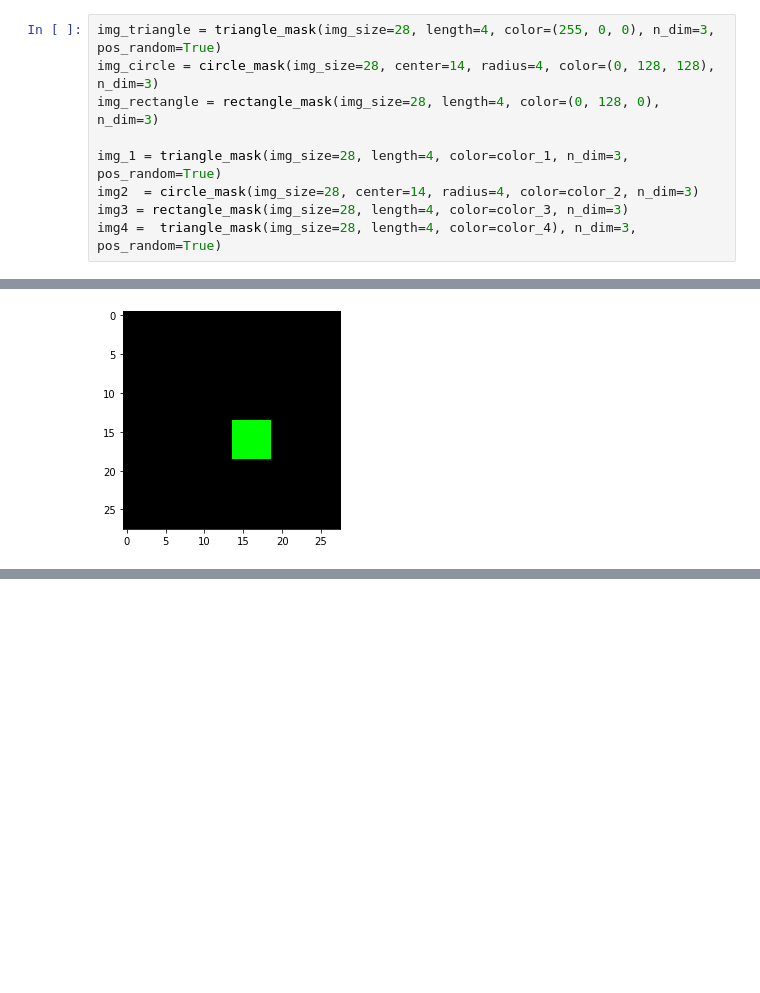
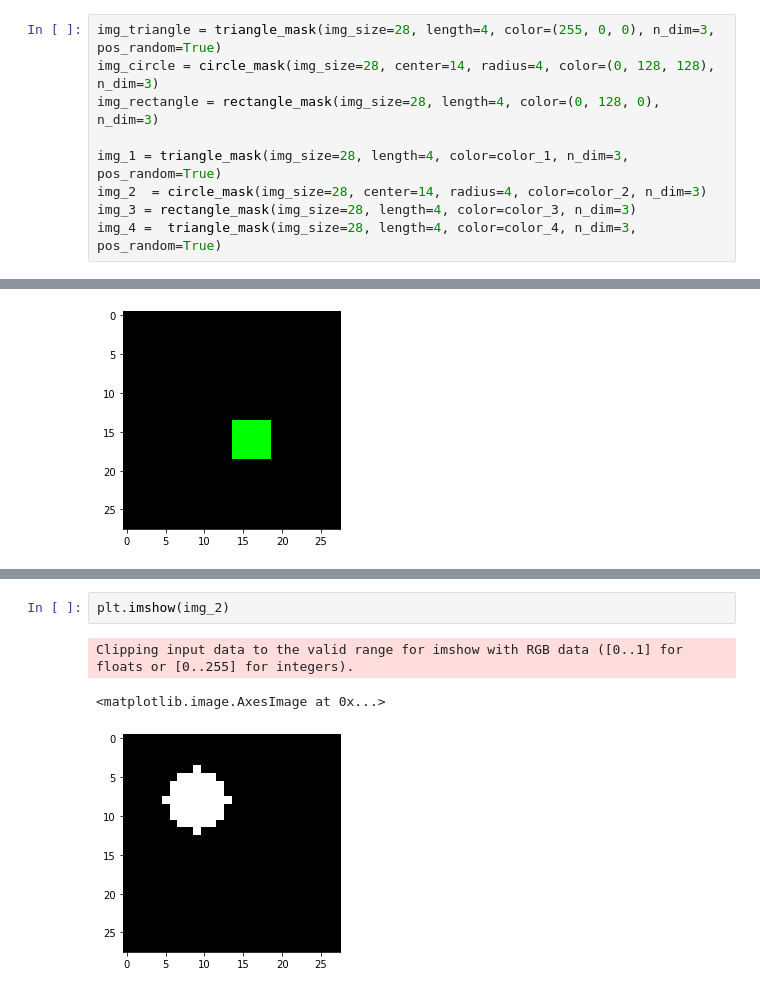
Before and after one commit to MoritzWag/DeepSurvival, a Jupyter notebook: notebooks/01-draw_images.ipynb, the cells around one changed output, grey strips where cells are left out. Saved outputs shown, nothing was run; the diff lists cells and outputs as text; blank space fills up the shorter version.

```diff
--- a/notebooks/01-draw_images.ipynb
+++ b/notebooks/01-draw_images.ipynb
@@ -61,9 +67,9 @@ img_circle = circle_mask(img_size=28, center=14, radius=4, color=(0, 128, 128),
 img_rectangle = rectangle_mask(img_size=28, length=4, color=(0, 128, 0), n_dim=3)
 
 img_1 = triangle_mask(img_size=28, length=4, color=color_1, n_dim=3, pos_random=True)
-img2  = circle_mask(img_size=28, center=14, radius=4, color=color_2, n_dim=3)
-img3 = rectangle_mask(img_size=28, length=4, color=color_3, n_dim=3)
-img4 =  triangle_mask(img_size=28, length=4, color=color_4), n_dim=3, pos_random=True)
+img_2  = circle_mask(img_size=28, center=14, radius=4, color=color_2, n_dim=3)
+img_3 = rectangle_mask(img_size=28, length=4, color=color_3, n_dim=3)
+img_4 =  triangle_mask(img_size=28, length=4, color=color_4, n_dim=3, pos_random=True)
 # %% [output]
 worked triangle
 worked circle
@@ -98,0 +116,6 @@ Clipping input data to the valid range for imshow with RGB data ([0..1] for floa
+# %%
+plt.imshow(img_2)
+# %% [output]
+Clipping input data to the valid range for imshow with RGB data ([0..1] for floats or [0..255] for integers).
+<matplotlib.image.AxesImage at 0x...>
+[figure, added]
```
Also changed, not shown: parts of 19 cells of this notebook, 54 other files.
